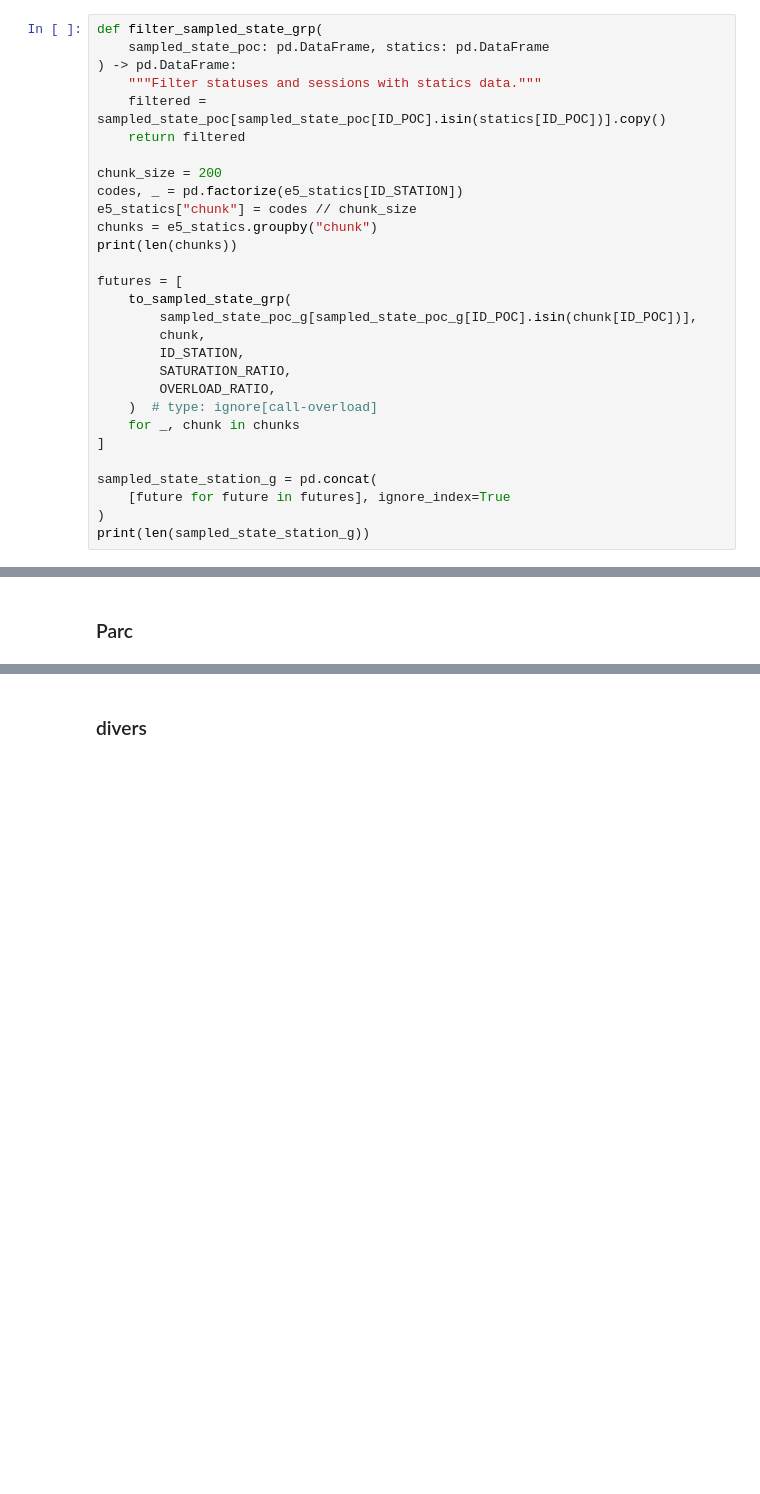
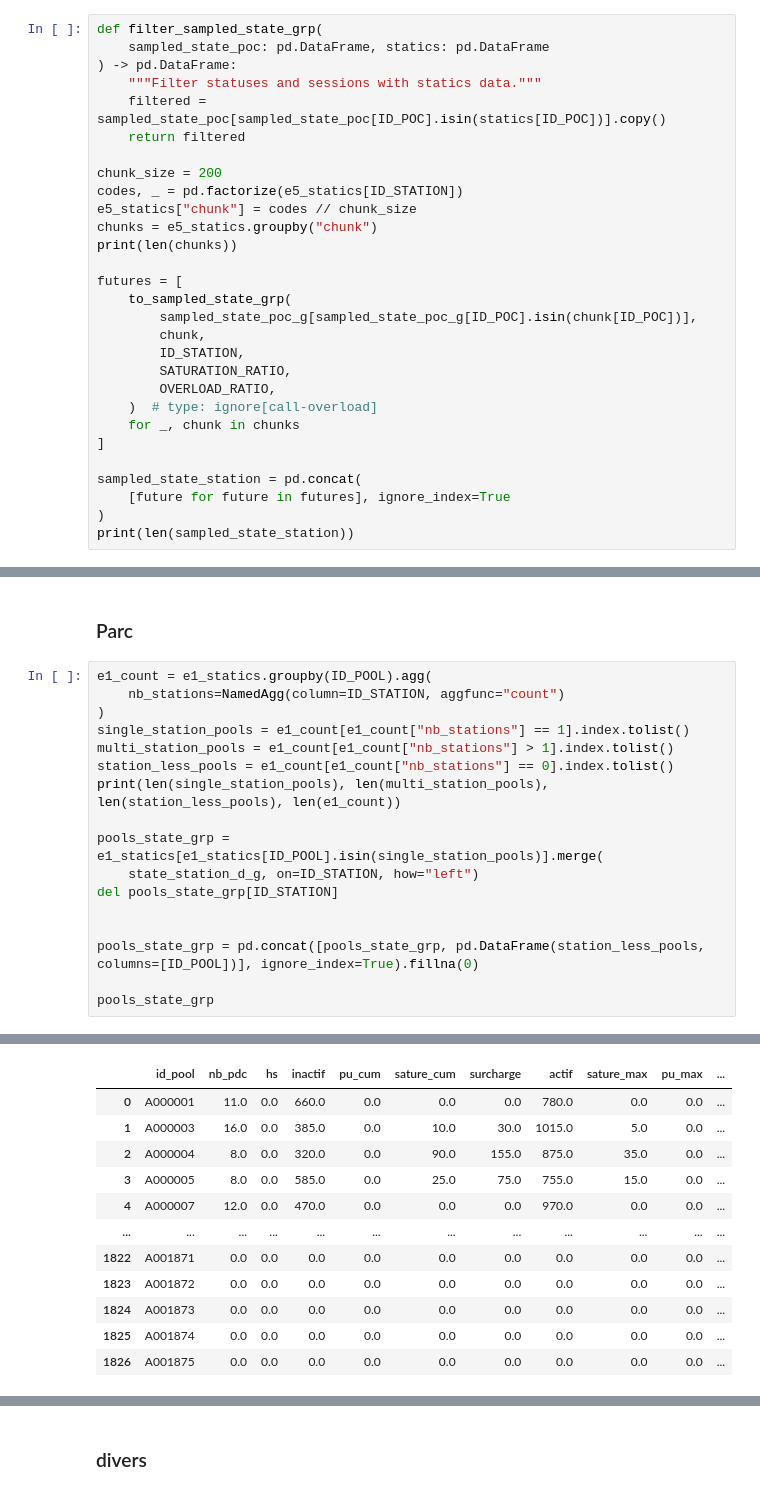
Before and after one commit to loco-labs/qualicharge-rtet, a Jupyter notebook: saturation/source/tests_global.ipynb, the cells around one changed output, grey strips where cells are left out. Cells and saved outputs as stored; diff of their text form; blank space fills up the shorter version.

```diff
--- a/saturation/source/tests_global.ipynb
+++ b/saturation/source/tests_global.ipynb
@@ -397,10 +414,10 @@ futures = [
     for _, chunk in chunks
 ]
 
-sampled_state_station_g = pd.concat(
+sampled_state_station = pd.concat(
     [future for future in futures], ignore_index=True
 )
-print(len(sampled_state_station_g))
+print(len(sampled_state_station))
 # %% [output]
 31
 1579104
@@ -415,3 +432,21 @@ state_station_d_g = to_state_grp_d(sampled_state_station_g, ID_STATION, SAMPLES)
 #state_station_d_g[state_station_d_g["sature_cum"] >= 120]
 # %% [markdown]
 ### Parc
+# %%
+e1_count = e1_statics.groupby(ID_POOL).agg(
+    nb_stations=NamedAgg(column=ID_STATION, aggfunc="count")
+)
+single_station_pools = e1_count[e1_count["nb_stations"] == 1].index.tolist()
+multi_station_pools = e1_count[e1_count["nb_stations"] > 1].index.tolist()
+station_less_pools = e1_count[e1_count["nb_stations"] == 0].index.tolist()
+print(len(single_station_pools), len(multi_station_pools), len(station_less_pools), len(e1_count))
+
+pools_state_grp = e1_statics[e1_statics[ID_POOL].isin(single_station_pools)].merge(
+    state_station_d_g, on=ID_STATION, how="left")
+del pools_state_grp[ID_STATION]
+
+
+pools_state_grp = pd.concat([pools_state_grp, pd.DataFrame(station_less_pools, columns=[ID_POOL])], ignore_index=True).fillna(0)
+
+pools_state_grp
+# %% [output]
@@ -417,0 +454,12 @@ state_station_d_g = to_state_grp_d(sampled_state_station_g, ID_STATION, SAMPLES)
+|  | id_pool | nb_pdc | hs | inactif | pu_cum | sature_cum | surcharge | actif | sature_max | pu_max | ... |
+| 0 | A000001 | 11.0 | 0.0 | 660.0 | 0.0 | 0.0 | 0.0 | 780.0 | 0.0 | 0.0 | ... |
+| 1 | A000003 | 16.0 | 0.0 | 385.0 | 0.0 | 10.0 | 30.0 | 1015.0 | 5.0 | 0.0 | ... |
+| 2 | A000004 | 8.0 | 0.0 | 320.0 | 0.0 | 90.0 | 155.0 | 875.0 | 35.0 | 0.0 | ... |
+| 3 | A000005 | 8.0 | 0.0 | 585.0 | 0.0 | 25.0 | 75.0 | 755.0 | 15.0 | 0.0 | ... |
+| 4 | A000007 | 12.0 | 0.0 | 470.0 | 0.0 | 0.0 | 0.0 | 970.0 | 0.0 | 0.0 | ... |
+| ... | ... | ... | ... | ... | ... | ... | ... | ... | ... | ... | ... |
+| 1822 | A001871 | 0.0 | 0.0 | 0.0 | 0.0 | 0.0 | 0.0 | 0.0 | 0.0 | 0.0 | ... |
+| 1823 | A001872 | 0.0 | 0.0 | 0.0 | 0.0 | 0.0 | 0.0 | 0.0 | 0.0 | 0.0 | ... |
+| 1824 | A001873 | 0.0 | 0.0 | 0.0 | 0.0 | 0.0 | 0.0 | 0.0 | 0.0 | 0.0 | ... |
+| 1825 | A001874 | 0.0 | 0.0 | 0.0 | 0.0 | 0.0 | 0.0 | 0.0 | 0.0 | 0.0 | ... |
+| 1826 | A001875 | 0.0 | 0.0 | 0.0 | 0.0 | 0.0 | 0.0 | 0.0 | 0.0 | 0.0 | ... |
```
Also changed, not shown: parts of 9 cells of this notebook.
